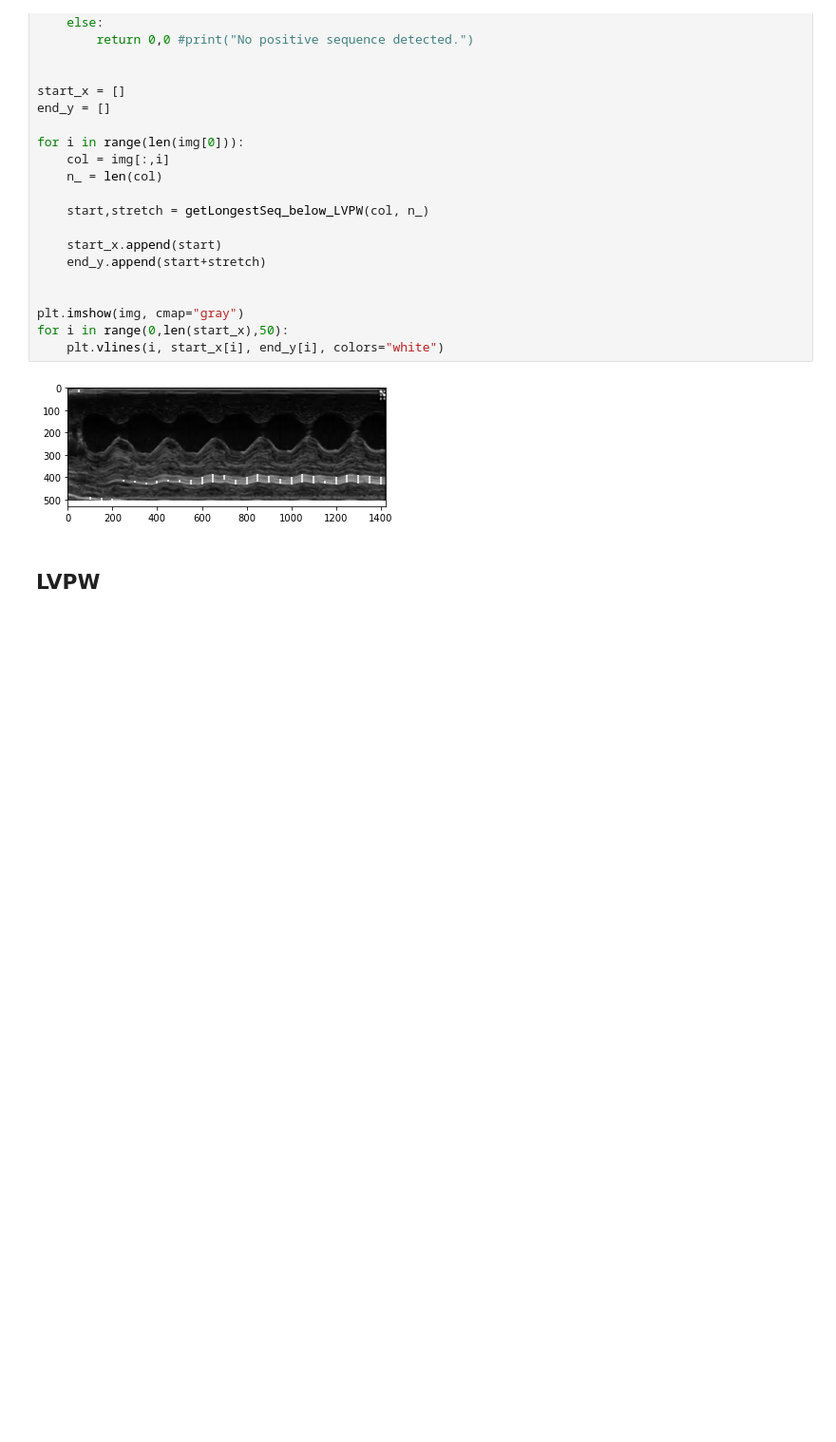
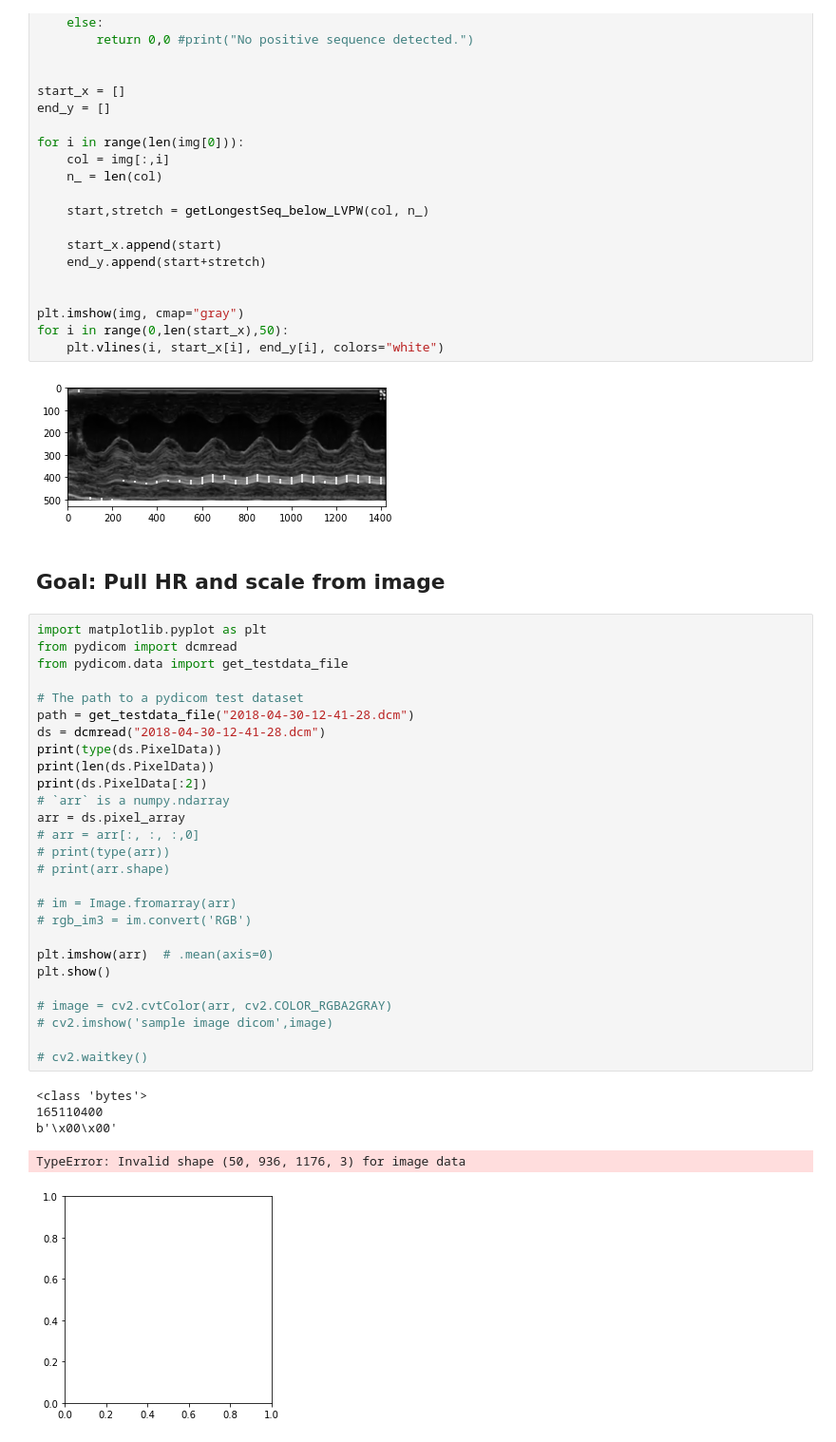
Before and after one commit to Onebu/HackMarato, a Jupyter notebook: cor_astrid.ipynb, the cells around one changed output. Shown at 95% size. Cells and saved outputs as stored; diff of their text form; blank space fills up the shorter version.

```diff
--- a/cor_astrid.ipynb
+++ b/cor_astrid.ipynb
@@ -541,5 +541,38 @@ for i in range(0,len(start_x),50):
     plt.vlines(i, start_x[i], end_y[i], colors="white")
 # %% [output]
 [figure]
-# %% [markdown]
-## LVPW
+# %% [markdown]
+## Goal: Pull HR and scale from image
+# %%
+import matplotlib.pyplot as plt
+from pydicom import dcmread
+from pydicom.data import get_testdata_file
+
+# The path to a pydicom test dataset
+path = get_testdata_file("2018-04-30-12-41-28.dcm")
+ds = dcmread("2018-04-30-12-41-28.dcm")
+print(type(ds.PixelData))
+print(len(ds.PixelData))
+print(ds.PixelData[:2])
+# `arr` is a numpy.ndarray
+arr = ds.pixel_array
+# arr = arr[:, :, :,0]
+# print(type(arr))
+# print(arr.shape)
+
+# im = Image.fromarray(arr)
+# rgb_im3 = im.convert('RGB')
+
+plt.imshow(arr)  # .mean(axis=0)
+plt.show()
+
+# image = cv2.cvtColor(arr, cv2.COLOR_RGBA2GRAY)
+# cv2.imshow('sample image dicom',image)
+
+# cv2.waitkey()
+# %% [output]
+<class 'bytes'>
+165110400
+b'\x00\x00'
+TypeError: Invalid shape (50, 936, 1176, 3) for image data
+[figure, added]
```
Also changed, not shown: parts of 1 cell of this notebook.
